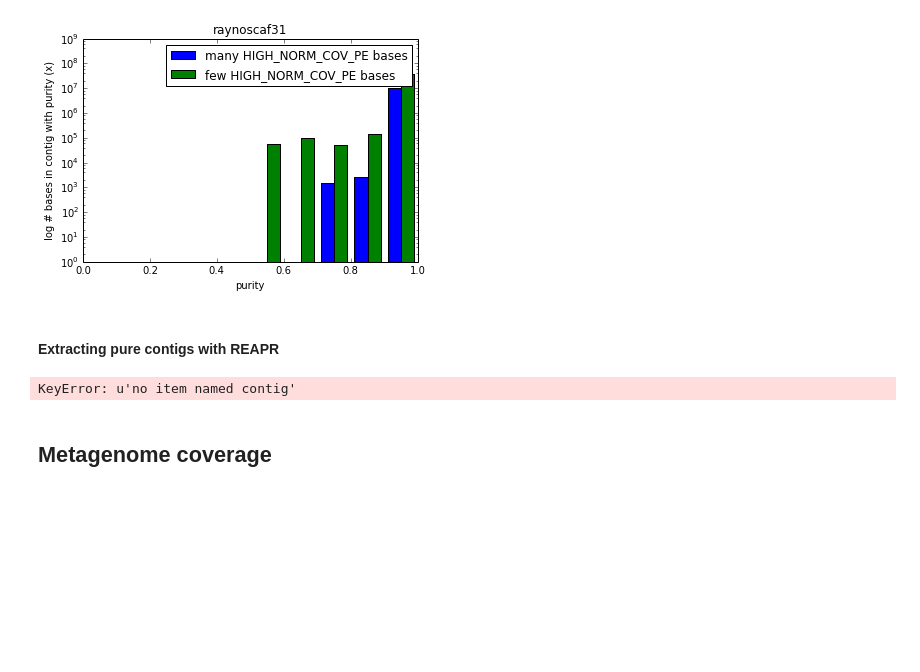
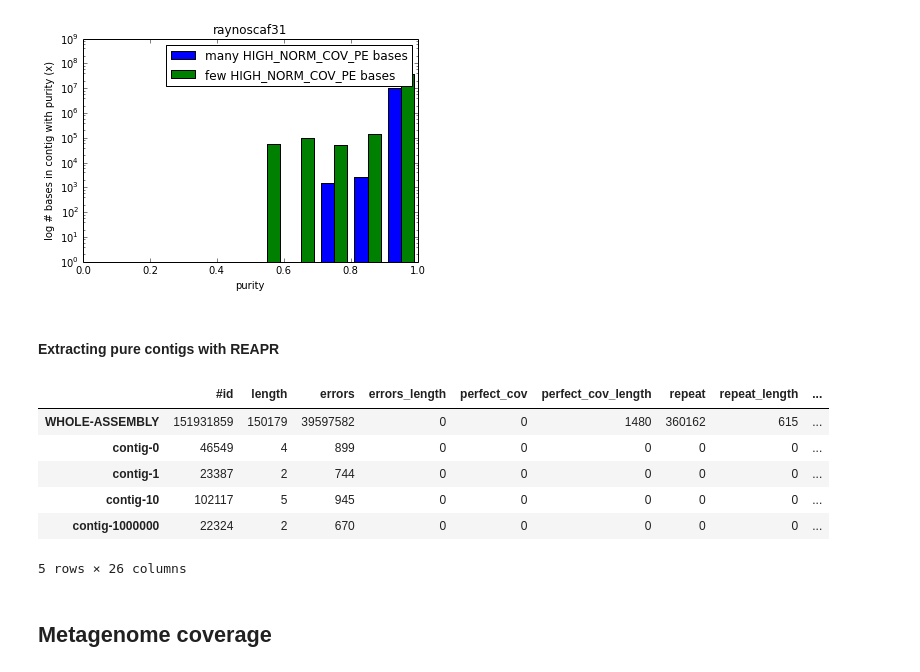
Before and after one commit to inodb/masmvali-publication, a Jupyter notebook: notebooks/LIMS1884-filtered-pairs-assemblies-2.ipynb, the cells around one changed output. Cells and saved outputs as stored; diff of their text form; code cells hidden in the pictures; blank space fills up the shorter version.

```diff
--- a/notebooks/LIMS1884-filtered-pairs-assemblies-2.ipynb
+++ b/notebooks/LIMS1884-filtered-pairs-assemblies-2.ipynb
@@ -402,12 +402,18 @@ ax.set_xlim(0.0, 1.0)
 # %%
 #rns31_path = "/media/milou/glob/projects/masmvali-partdeux/reassembly-filtered-reads/Sample_1ng_even/metassemble/assemblies/ray/noscaf/noscaf_31/"
 rns31_path = "/media/milou/proj/b2010008/nobackup/projects/metassemble_validation/LIMS1884_even/REAPR/assemblies/ray/noscaf/noscaf_31/"
 # The converter changes the renamed contigs back to the original name
 creapr = pd.read_table(os.path.join(rns31_path, "reapr_out/05.summary.stats.tsv"),
-                       converters = {0: lambda x: "-".join(x.split('_')[0:2])}).sort("contig")
+                       converters = {0: lambda x: "-".join(x.split('_')[0:2])}).sort()
 creapr.head()
 # %% [output]
+|  | #id | length | errors | errors_length | perfect_cov | perfect_cov_length | repeat | repeat_length | ... |
+| WHOLE-ASSEMBLY | 151931859 | 150179 | 39597582 | 0 | 0 | 1480 | 360162 | 615 | ... |
+| contig-0 | 46549 | 4 | 899 | 0 | 0 | 0 | 0 | 0 | ... |
+| contig-1 | 23387 | 2 | 744 | 0 | 0 | 0 | 0 | 0 | ... |
+| contig-10 | 102117 | 5 | 945 | 0 | 0 | 0 | 0 | 0 | ... |
+| contig-1000000 | 22324 | 2 | 670 | 0 | 0 | 0 | 0 | 0 | ... |
-KeyError: u'no item named contig'
+5 rows × 26 columns
 # %% [markdown]
 ## Metagenome coverage
 # %%
```
